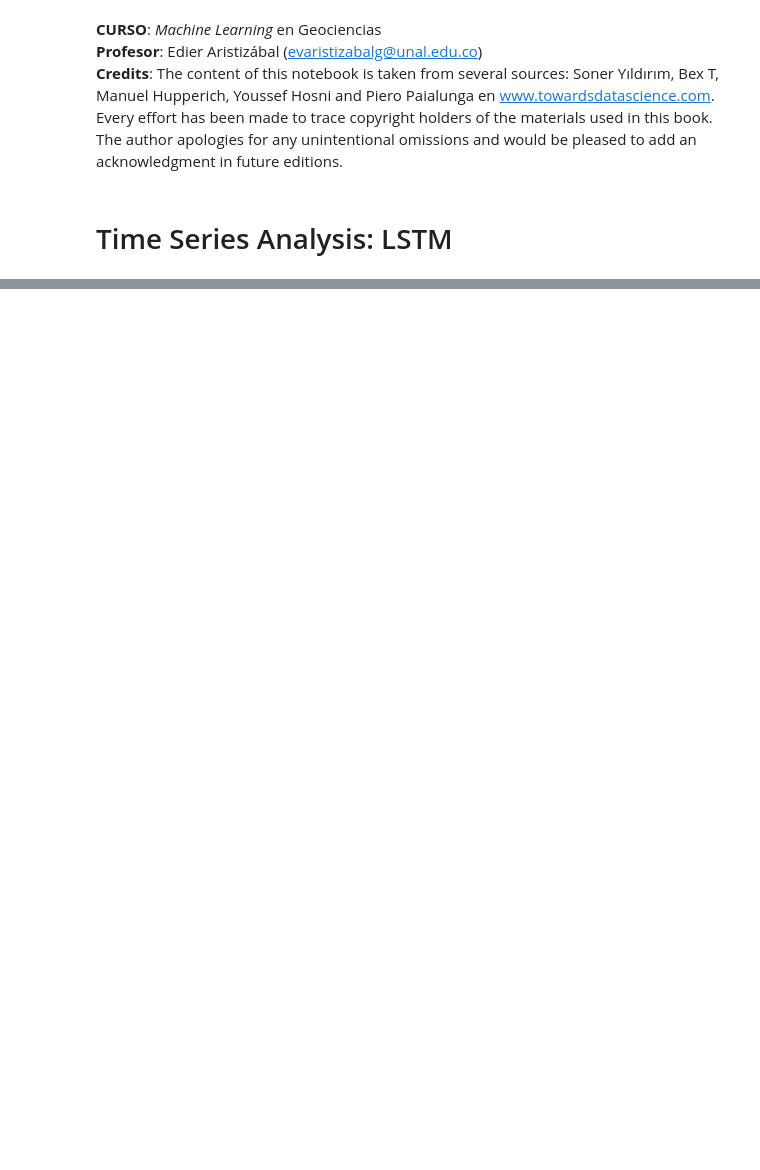
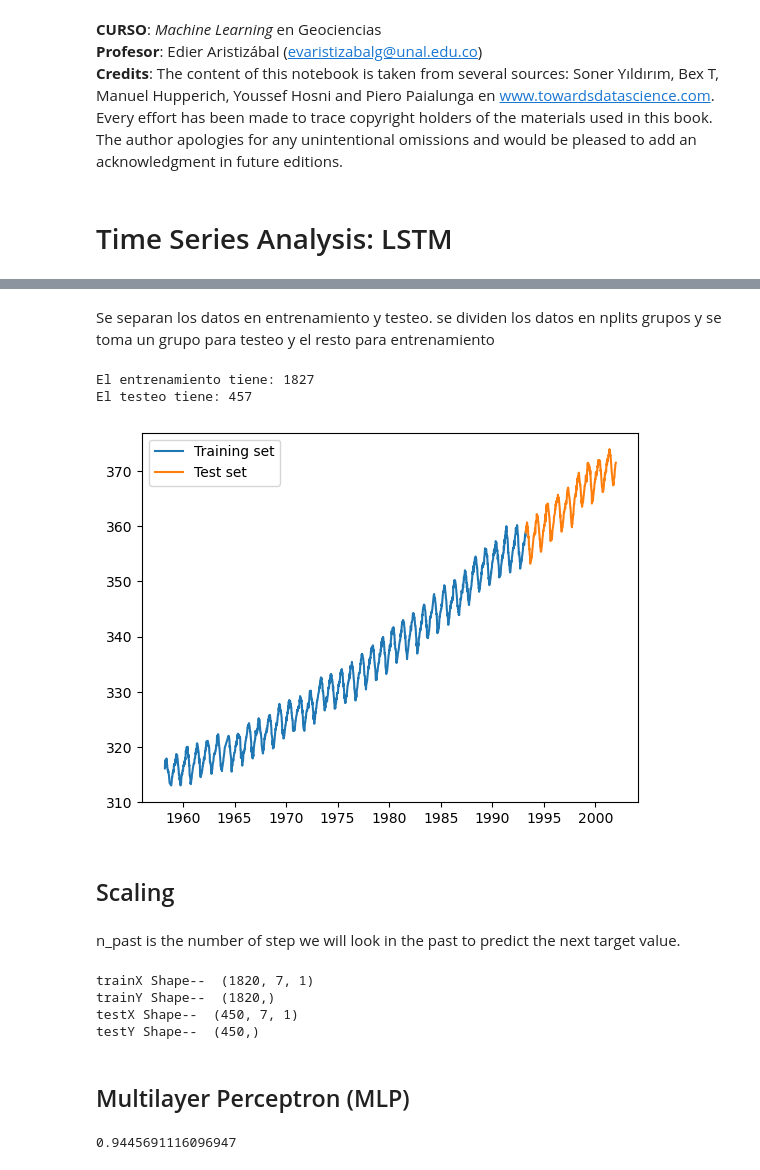
Before and after one commit to edieraristizabal/MachineLearning, a Jupyter notebook: NOTEBOOKS/22f_TimeSeries_LSTM.ipynb, the cells around one changed output, grey strips where cells are left out. Cells and saved outputs as stored; diff of their text form; code cells hidden in the pictures; blank space fills up the shorter version.

```diff
--- a/NOTEBOOKS/22f_TimeSeries_LSTM.ipynb
+++ b/NOTEBOOKS/22f_TimeSeries_LSTM.ipynb
@@ -31,0 +52,5 @@ Q.head()
+# %%
+Q['Value_s_1']= Q['co2'].shift(1)
+Q['Value_s_2']= Q['co2'].shift(2)
+Q['Value_s_3']= Q['co2'].shift(3)
+Q
@@ -31,0 +87,20 @@ Q.head()
+# %% [markdown]
+Se separan los datos en entrenamiento y testeo. se dividen los datos en nplits grupos y se toma un grupo para testeo y el resto para entrenamiento
+# %%
+s=round(len(Q)*0.80)
+train=data[:s]
+test=data[s:]
+print('El entrenamiento tiene:', train.shape[0])
+print('El testeo tiene:', test.shape[0])
+# %% [output]
+El entrenamiento tiene: 1827
+El testeo tiene: 457
+# %%
+plt.plot(train)
+plt.plot(test)
+plt.legend(['Training set','Test set'])
+plt.show()
+# %% [output]
+[figure, added]
+# %% [markdown]
+## Scaling
@@ -31,0 +120,17 @@ Q.head()
+# %% [markdown]
+n_past is the number of step we will look in the past to predict the next target value.
+# %%
+n_past=7
+trainX,trainY=createXY(train_scaled,n_past)
+testX,testY=createXY(test_scaled,n_past)
+print("trainX Shape-- ",trainX.shape)
+print("trainY Shape-- ",trainY.shape)
+print("testX Shape-- ",testX.shape)
+print("testY Shape-- ",testY.shape)
+# %% [output]
+trainX Shape--  (1820, 7, 1)
+trainY Shape--  (1820,)
+testX Shape--  (450, 7, 1)
+testY Shape--  (450,)
+# %% [markdown]
+## Multilayer Perceptron (MLP)
@@ -31,0 +148,5 @@ Q.head()
+# %%
+from sklearn.metrics import r2_score
+r2_score(testY,predY)
+# %% [output]
+0.9445691116096947
```
Also changed, not shown: parts of 19 cells of this notebook, 2 other files.
